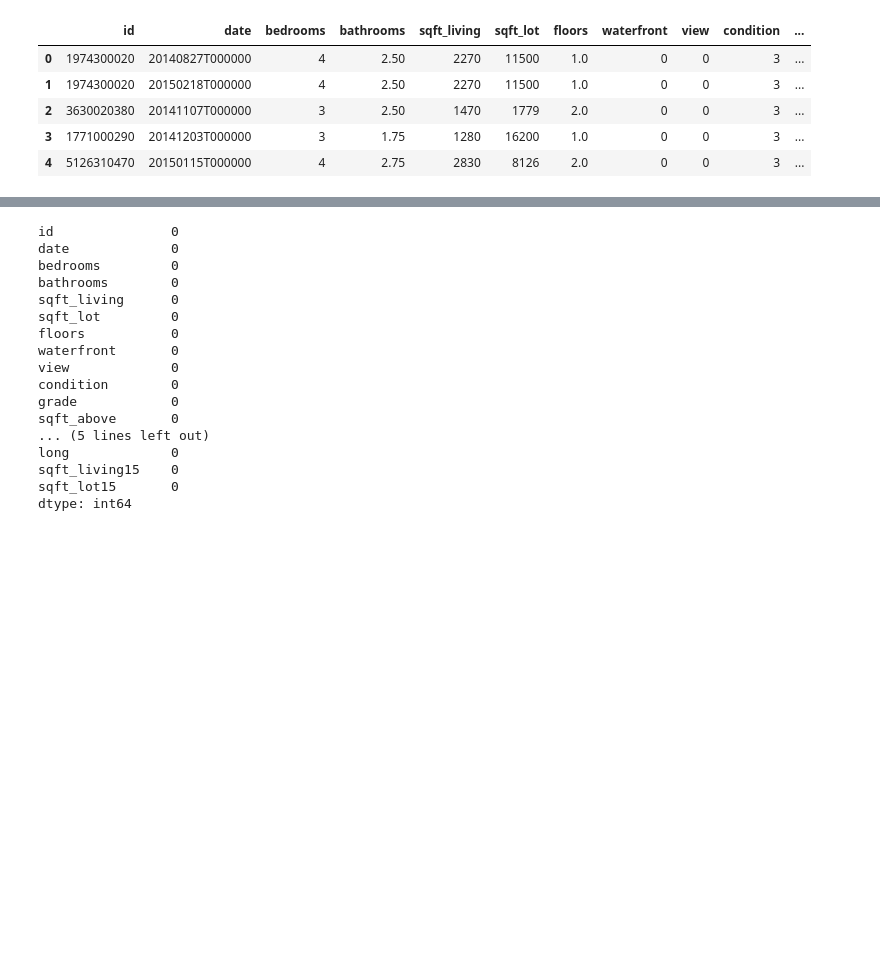
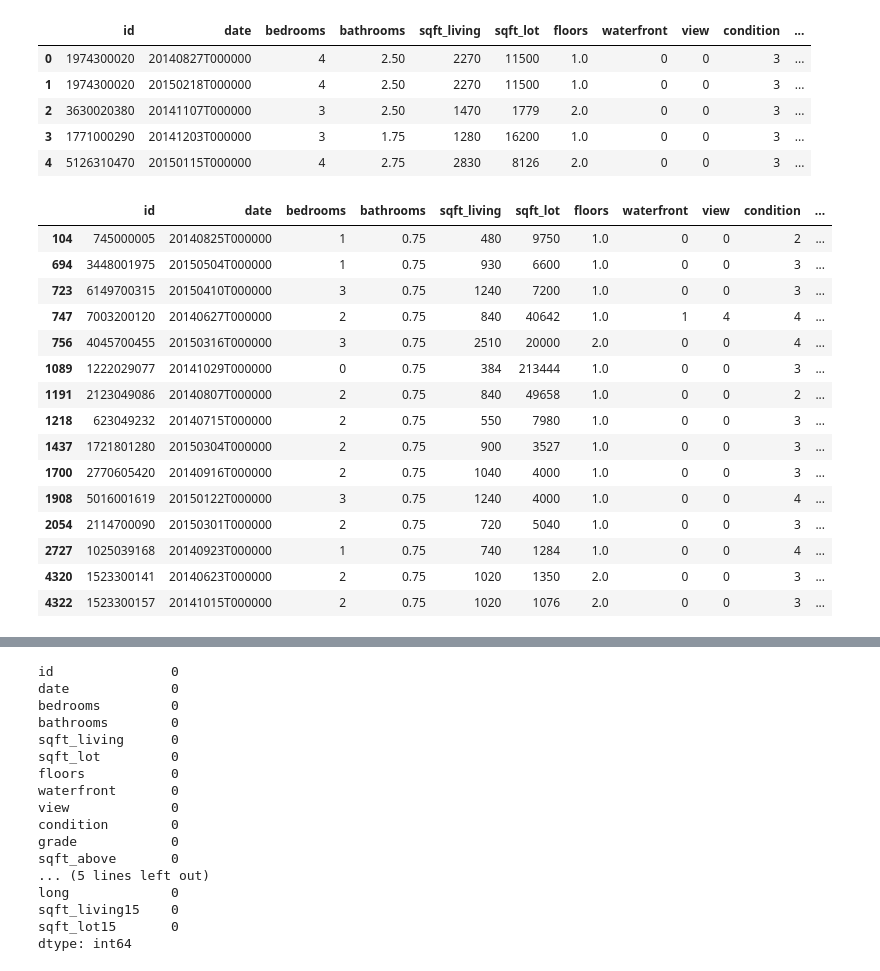
Before and after one commit to jasonarikupurathu/ds-east-042621-lectures, a Jupyter notebook: Phase_2/Phase2_project/Predict_holdout.ipynb, the cells around one changed output, grey strips where cells are left out. Cells and saved outputs as stored; diff of their text form; code cells hidden in the pictures; blank space fills up the shorter version.

```diff
--- a/Phase_2/Phase2_project/Predict_holdout.ipynb
+++ b/Phase_2/Phase2_project/Predict_holdout.ipynb
@@ -14,6 +14,25 @@ holdout.head()
 | 2 | 3630020380 | 20141107T000000 | 3 | 2.50 | 1470 | 1779 | 2.0 | 0 | 0 | 3 | ... |
 | 3 | 1771000290 | 20141203T000000 | 3 | 1.75 | 1280 | 16200 | 1.0 | 0 | 0 | 3 | ... |
 | 4 | 5126310470 | 20150115T000000 | 4 | 2.75 | 2830 | 8126 | 2.0 | 0 | 0 | 3 | ... |
+# %%
+holdout.query("bathrooms == 0.75")
+# %% [output]
+|  | id | date | bedrooms | bathrooms | sqft_living | sqft_lot | floors | waterfront | view | condition | ... |
+| 104 | 745000005 | 20140825T000000 | 1 | 0.75 | 480 | 9750 | 1.0 | 0 | 0 | 2 | ... |
+| 694 | 3448001975 | 20150504T000000 | 1 | 0.75 | 930 | 6600 | 1.0 | 0 | 0 | 3 | ... |
+| 723 | 6149700315 | 20150410T000000 | 3 | 0.75 | 1240 | 7200 | 1.0 | 0 | 0 | 3 | ... |
+| 747 | 7003200120 | 20140627T000000 | 2 | 0.75 | 840 | 40642 | 1.0 | 1 | 4 | 4 | ... |
+| 756 | 4045700455 | 20150316T000000 | 3 | 0.75 | 2510 | 20000 | 2.0 | 0 | 0 | 4 | ... |
+| 1089 | 1222029077 | 20141029T000000 | 0 | 0.75 | 384 | 213444 | 1.0 | 0 | 0 | 3 | ... |
+| 1191 | 2123049086 | 20140807T000000 | 2 | 0.75 | 840 | 49658 | 1.0 | 0 | 0 | 2 | ... |
+| 1218 | 623049232 | 20140715T000000 | 2 | 0.75 | 550 | 7980 | 1.0 | 0 | 0 | 3 | ... |
+| 1437 | 1721801280 | 20150304T000000 | 2 | 0.75 | 900 | 3527 | 1.0 | 0 | 0 | 3 | ... |
+| 1700 | 2770605420 | 20140916T000000 | 2 | 0.75 | 1040 | 4000 | 1.0 | 0 | 0 | 3 | ... |
+| 1908 | 5016001619 | 20150122T000000 | 3 | 0.75 | 1240 | 4000 | 1.0 | 0 | 0 | 4 | ... |
+| 2054 | 2114700090 | 20150301T000000 | 2 | 0.75 | 720 | 5040 | 1.0 | 0 | 0 | 3 | ... |
+| 2727 | 1025039168 | 20140923T000000 | 1 | 0.75 | 740 | 1284 | 1.0 | 0 | 0 | 4 | ... |
+| 4320 | 1523300141 | 20140623T000000 | 2 | 0.75 | 1020 | 1350 | 2.0 | 0 | 0 | 3 | ... |
+| 4322 | 1523300157 | 20141015T000000 | 2 | 0.75 | 1020 | 1076 | 2.0 | 0 | 0 | 3 | ... |
 # %%
 import pickle
 # %%
```
Also changed, not shown: parts of 5 cells of this notebook, 4 other files.
